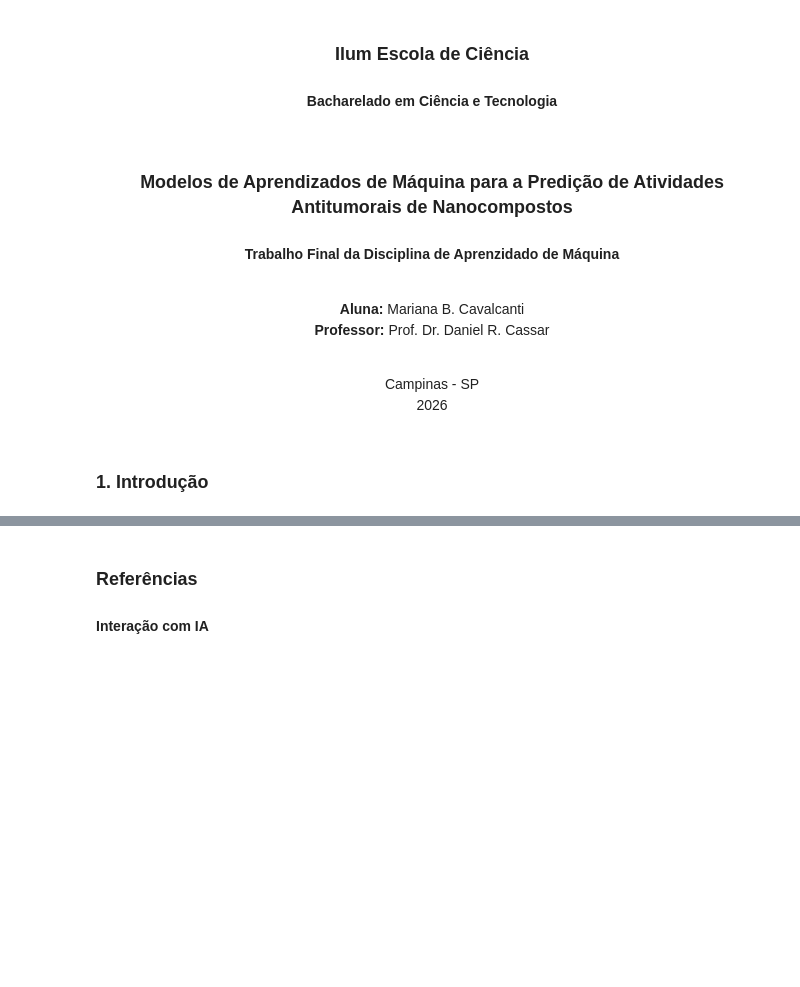
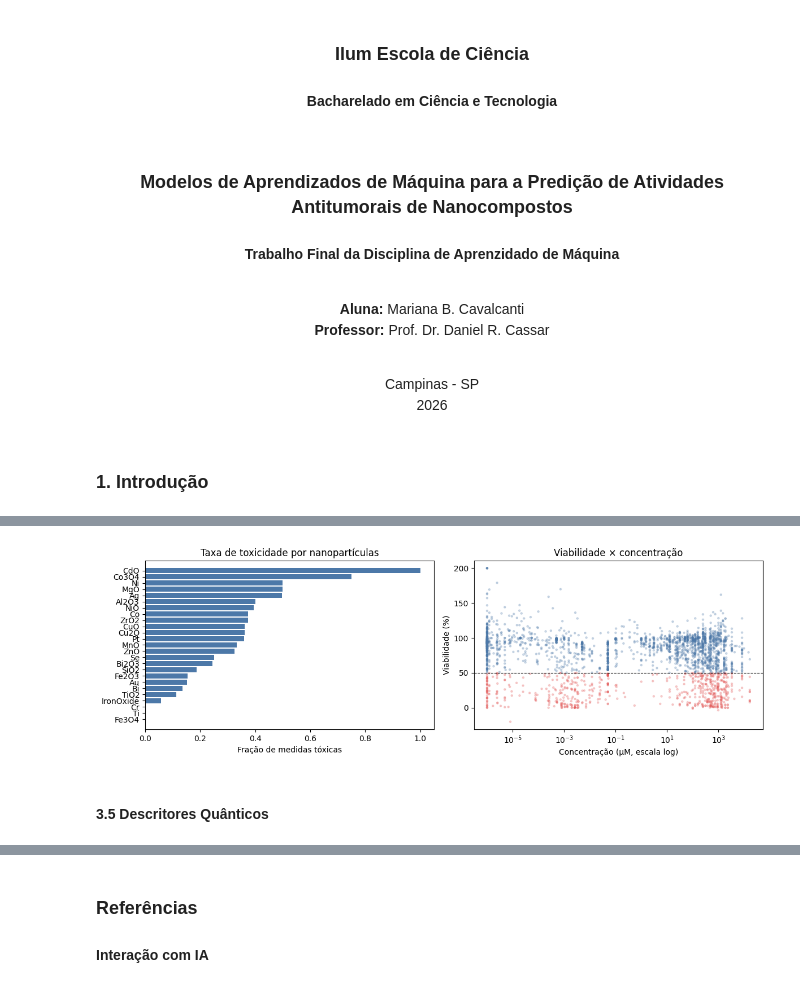
Before and after one commit to mbuenocavalcanti/Trabalho_final_de_machine_learning, a Jupyter notebook: projetofinal_ml.ipynb, the cells around one changed output, grey strips where cells are left out. Drawn from its saved outputs; the diff is of its cells as text; code cells hidden in the pictures; blank space fills up the shorter version.

```diff
--- a/projetofinal_ml.ipynb
+++ b/projetofinal_ml.ipynb
@@ -26,0 +303,12 @@ Campinas - SP
+# %%
+por_np = (
+    dados_literatura.groupby('nanoparticula')
+    .agg(
+        n= ('target', 'size'),
+        taxa_toxico = ('target', 'mean'),
+        viab_mediana=('viabilidade_pct', 'median')
+    )
+    .sort_values('taxa_toxico', ascending=False)
+)
+print('Resumo por nanopartícula:')
+print(por_np.round(3).to_string())
@@ -26,0 +333,45 @@ Campinas - SP
+# %%
+fig,ax = plt.subplots(1, 2, figsize = (12, 4))
+
+ordem = por_np.sort_values('taxa_toxico').index
+
+ax[0].barh(
+    ordem,
+    por_np.loc[ordem,'taxa_toxico'],
+    color = '#4C78A8'
+)
+
+ax[0].set_xlabel('Fração de medidas tóxicas')
+ax[0].set_title('Taxa de toxicidade por nanopartículas')
+
+ax[1].scatter(
+    dados_literatura['concentracao_uM'].clip(lower=1e-6),
+    dados_literatura['viabilidade_pct'].clip(-20, 200),
+    s=5,
+    alpha=0.25,
+    c=np.where(
+        dados_literatura['target'] == 1,
+        "#E45756",
+        "#4C78A8"
+    )
+)
+
+
+ax[1].set_xscale("log")
+ax[1].axhline(
+    50,
+    color="k",
+    ls="--",
+    lw=0.8
+)
+
+ax[1].set_xlabel("Concentração (µM, escala log)")
+ax[1].set_ylabel("Viabilidade (%)")
+ax[1].set_title("Viabilidade × concentração")
+
+plt.tight_layout()
+plt.show()
+# %% [output]
+[figure, added]
+# %% [markdown]
+#### 3.5 Descritores Quânticos
```
Also changed, not shown: parts of 38 cells of this notebook.
